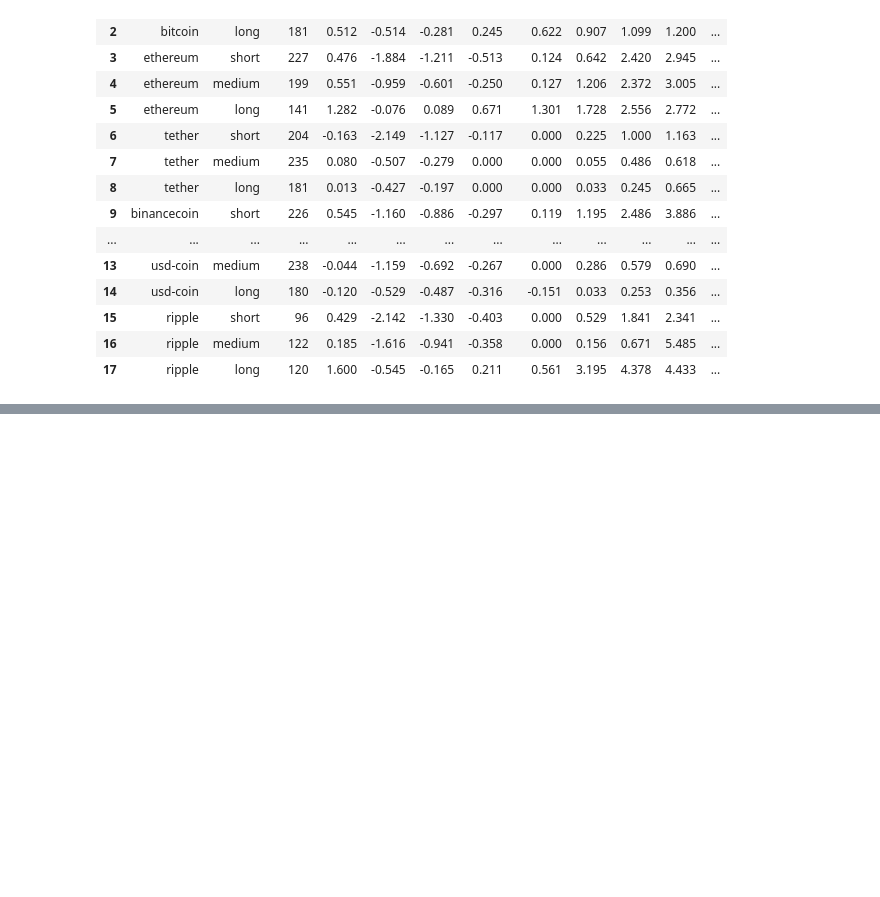
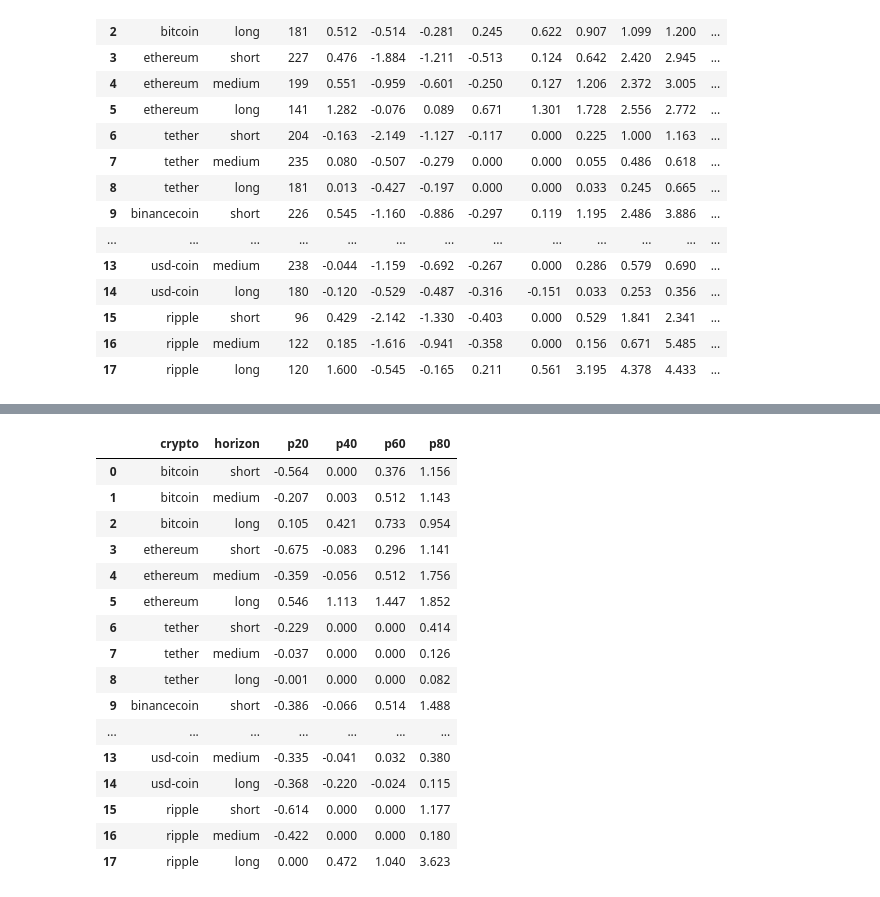
Before and after one commit to irene-martin-rod/CryptoTrendPredictor, a Jupyter notebook: notebooks/3-target_definition.ipynb, the cells around one changed output, grey strips where cells are left out. Cells and saved outputs as stored; diff of their text form; code cells hidden in the pictures; blank space fills up the shorter version.

```diff
--- a/notebooks/3-target_definition.ipynb
+++ b/notebooks/3-target_definition.ipynb
@@ -422,0 +488,44 @@ for crypto, df in dfs.items():
+# %%
+ratio_quantile_summary = []
+
+for crypto, df in dfs.items():
+    for horizon in HORIZONS:
+
+        column = f"volatility_ratio_{horizon}"
+
+        values = df[column].dropna()
+
+        ratio_quantile_summary.append({
+            "crypto": crypto,
+            "horizon": horizon,
+            "p20": values.quantile(0.20),
+            "p40": values.quantile(0.40),
+            "p60": values.quantile(0.60),
+            "p80": values.quantile(0.80),
+        })
+
+ratio_quantile_summary_df = pd.DataFrame(ratio_quantile_summary)
+
+ratio_quantile_summary_df.iloc[:, 2:] = (
+    ratio_quantile_summary_df.iloc[:, 2:].round(3)
+)
+
+display(ratio_quantile_summary_df)
+# %% [output]
+|  | crypto | horizon | p20 | p40 | p60 | p80 |
+| 0 | bitcoin | short | -0.564 | 0.000 | 0.376 | 1.156 |
+| 1 | bitcoin | medium | -0.207 | 0.003 | 0.512 | 1.143 |
+| 2 | bitcoin | long | 0.105 | 0.421 | 0.733 | 0.954 |
+| 3 | ethereum | short | -0.675 | -0.083 | 0.296 | 1.141 |
+| 4 | ethereum | medium | -0.359 | -0.056 | 0.512 | 1.756 |
+| 5 | ethereum | long | 0.546 | 1.113 | 1.447 | 1.852 |
+| 6 | tether | short | -0.229 | 0.000 | 0.000 | 0.414 |
+| 7 | tether | medium | -0.037 | 0.000 | 0.000 | 0.126 |
+| 8 | tether | long | -0.001 | 0.000 | 0.000 | 0.082 |
+| 9 | binancecoin | short | -0.386 | -0.066 | 0.514 | 1.488 |
+| ... | ... | ... | ... | ... | ... | ... |
+| 13 | usd-coin | medium | -0.335 | -0.041 | 0.032 | 0.380 |
+| 14 | usd-coin | long | -0.368 | -0.220 | -0.024 | 0.115 |
+| 15 | ripple | short | -0.614 | 0.000 | 0.000 | 1.177 |
+| 16 | ripple | medium | -0.422 | 0.000 | 0.000 | 0.180 |
+| 17 | ripple | long | 0.000 | 0.472 | 1.040 | 3.623 |
```
Also changed, not shown: parts of 4 cells of this notebook.
